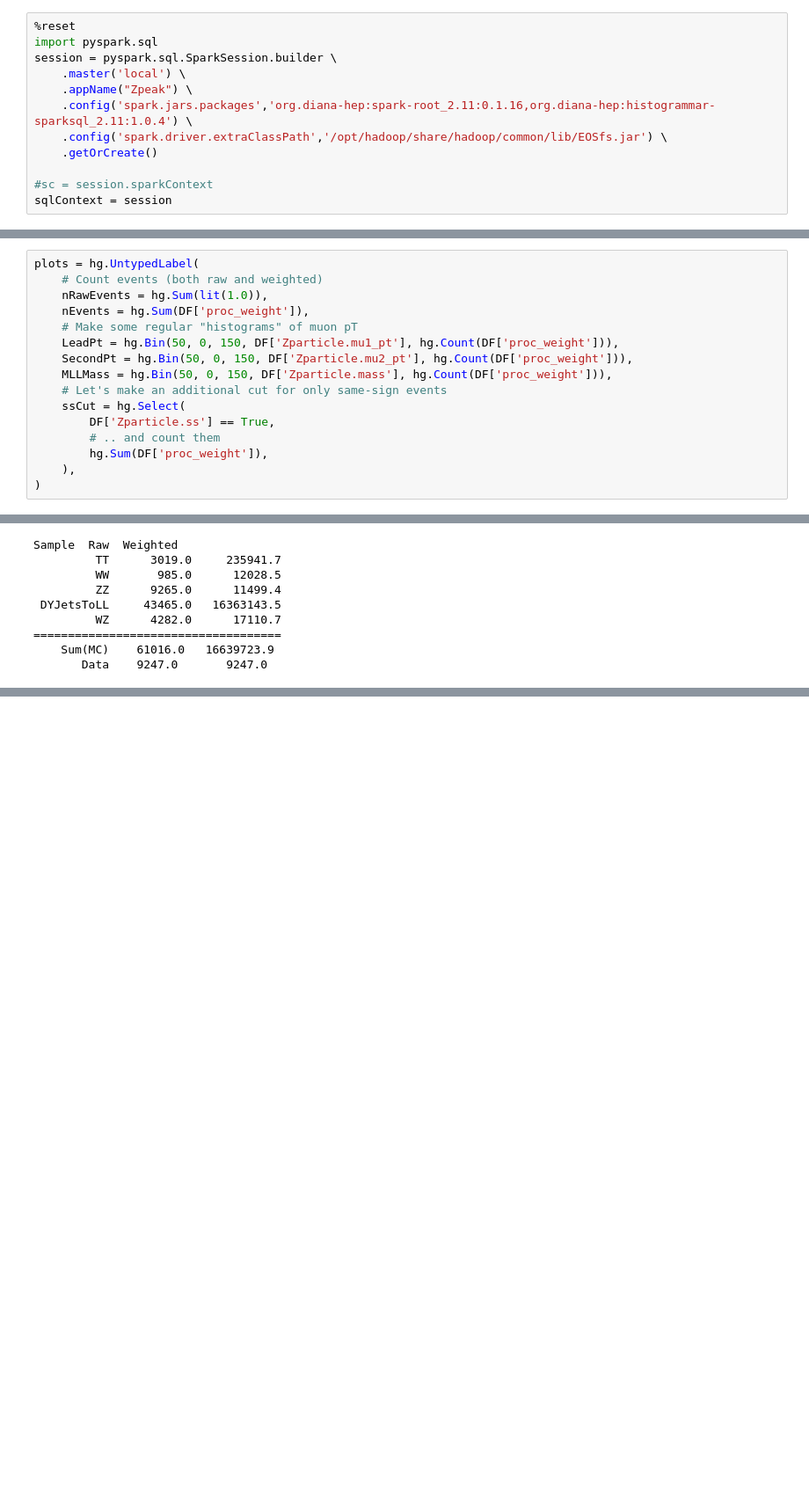
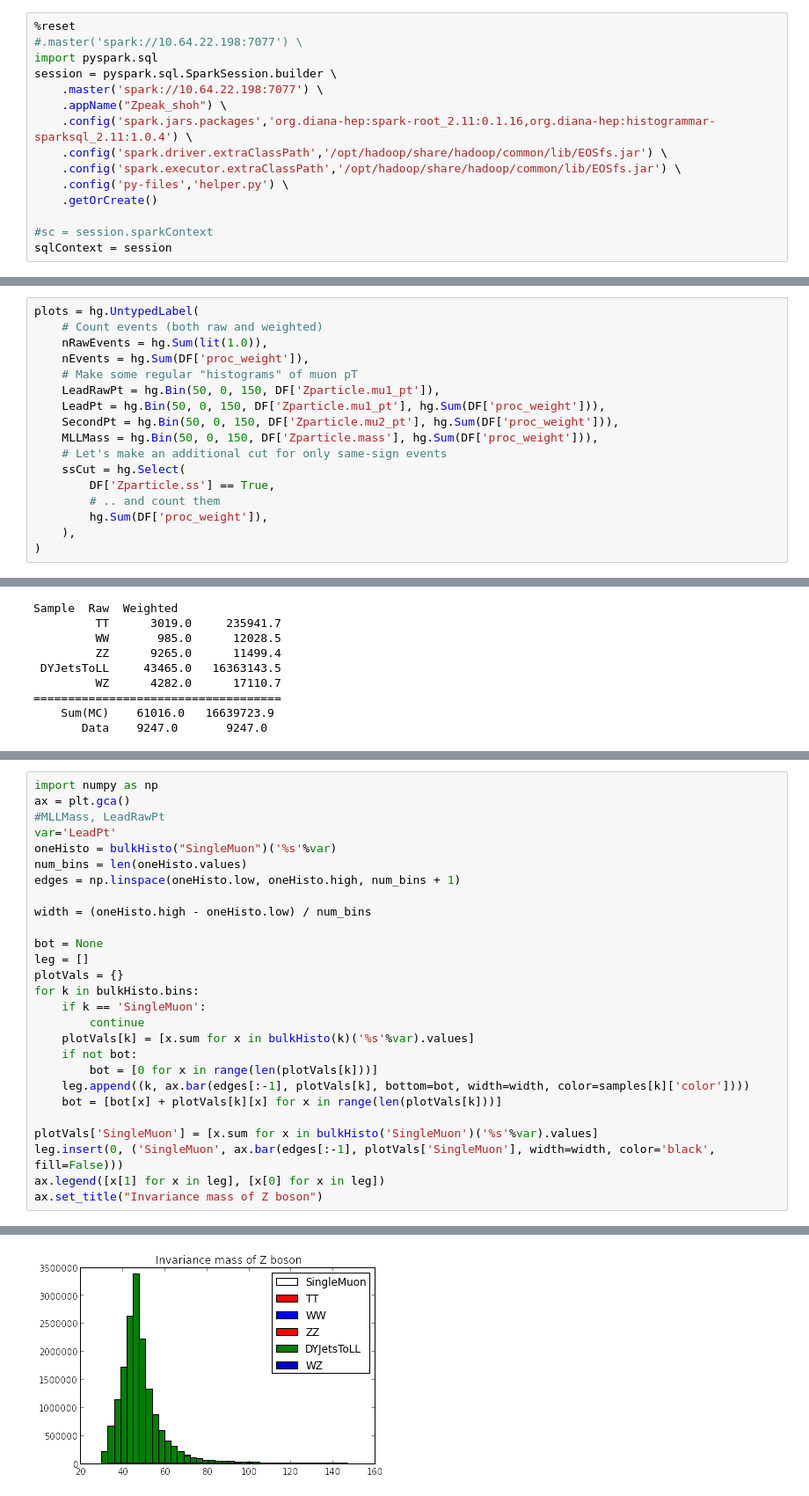
Before and after one commit to khurtado/PadovaBIGDATA, a Jupyter notebook: Jupyter_Notebook/Zpeak_nano_multipledataset.ipynb, the cells around one changed output, grey strips where cells are left out. Shown: that part at 88% size. Saved outputs shown, nothing was run; the diff lists cells and outputs as text; blank space fills up the shorter version.

```diff
--- a/Jupyter_Notebook/Zpeak_nano_multipledataset.ipynb
+++ b/Jupyter_Notebook/Zpeak_nano_multipledataset.ipynb
@@ -1,11 +1,14 @@
 # %%
 %reset
+#.master('spark://10.64.22.198:7077') \
 import pyspark.sql
 session = pyspark.sql.SparkSession.builder \
-    .master('local') \
-    .appName("Zpeak") \
+    .master('spark://10.64.22.198:7077') \
+    .appName("Zpeak_shoh") \
     .config('spark.jars.packages','org.diana-hep:spark-root_2.11:0.1.16,org.diana-hep:histogrammar-sparksql_2.11:1.0.4') \
     .config('spark.driver.extraClassPath','/opt/hadoop/share/hadoop/common/lib/EOSfs.jar') \
+    .config('spark.executor.extraClassPath','/opt/hadoop/share/hadoop/common/lib/EOSfs.jar') \
+    .config('py-files','helper.py') \
     .getOrCreate()
 
 #sc = session.sparkContext
@@ -368,9 +366,10 @@ plots = hg.UntypedLabel(
     nRawEvents = hg.Sum(lit(1.0)),
     nEvents = hg.Sum(DF['proc_weight']),
     # Make some regular "histograms" of muon pT
-    LeadPt = hg.Bin(50, 0, 150, DF['Zparticle.mu1_pt'], hg.Count(DF['proc_weight'])),
-    SecondPt = hg.Bin(50, 0, 150, DF['Zparticle.mu2_pt'], hg.Count(DF['proc_weight'])),
-    MLLMass = hg.Bin(50, 0, 150, DF['Zparticle.mass'], hg.Count(DF['proc_weight'])),
+    LeadRawPt = hg.Bin(50, 0, 150, DF['Zparticle.mu1_pt']),
+    LeadPt = hg.Bin(50, 0, 150, DF['Zparticle.mu1_pt'], hg.Sum(DF['proc_weight'])),
+    SecondPt = hg.Bin(50, 0, 150, DF['Zparticle.mu2_pt'], hg.Sum(DF['proc_weight'])),
+    MLLMass = hg.Bin(50, 0, 150, DF['Zparticle.mass'], hg.Sum(DF['proc_weight'])),
     # Let's make an additional cut for only same-sign events
     ssCut = hg.Select(
         DF['Zparticle.ss'] == True,
@@ -442,0 +414,28 @@ ax = h1.plot.matplotlib(name="Invaraince Mass")
+# %%
+import numpy as np
+ax = plt.gca()
+#MLLMass, LeadRawPt
+var='LeadPt'
+oneHisto = bulkHisto("SingleMuon")('%s'%var)
+num_bins = len(oneHisto.values)
+edges = np.linspace(oneHisto.low, oneHisto.high, num_bins + 1)
+
+width = (oneHisto.high - oneHisto.low) / num_bins
+
+bot = None
+leg = []
+plotVals = {}
+for k in bulkHisto.bins:
+    if k == 'SingleMuon':
+        continue
+    plotVals[k] = [x.sum for x in bulkHisto(k)('%s'%var).values]
+    if not bot:
+        bot = [0 for x in range(len(plotVals[k]))]
+    leg.append((k, ax.bar(edges[:-1], plotVals[k], bottom=bot, width=width, color=samples[k]['color'])))
+    bot = [bot[x] + plotVals[k][x] for x in range(len(plotVals[k]))]
+
+plotVals['SingleMuon'] = [x.sum for x in bulkHisto('SingleMuon')('%s'%var).values]
+leg.insert(0, ('SingleMuon', ax.bar(edges[:-1], plotVals['SingleMuon'], width=width, color='black', fill=False)))
+ax.legend([x[1] for x in leg], [x[0] for x in leg])
+ax.set_title("Invariance mass of Z boson")
+# %% [output]
@@ -442,0 +443 @@ ax = h1.plot.matplotlib(name="Invaraince Mass")
+[figure, added]
```
Also changed, not shown: parts of 7 cells of this notebook.
